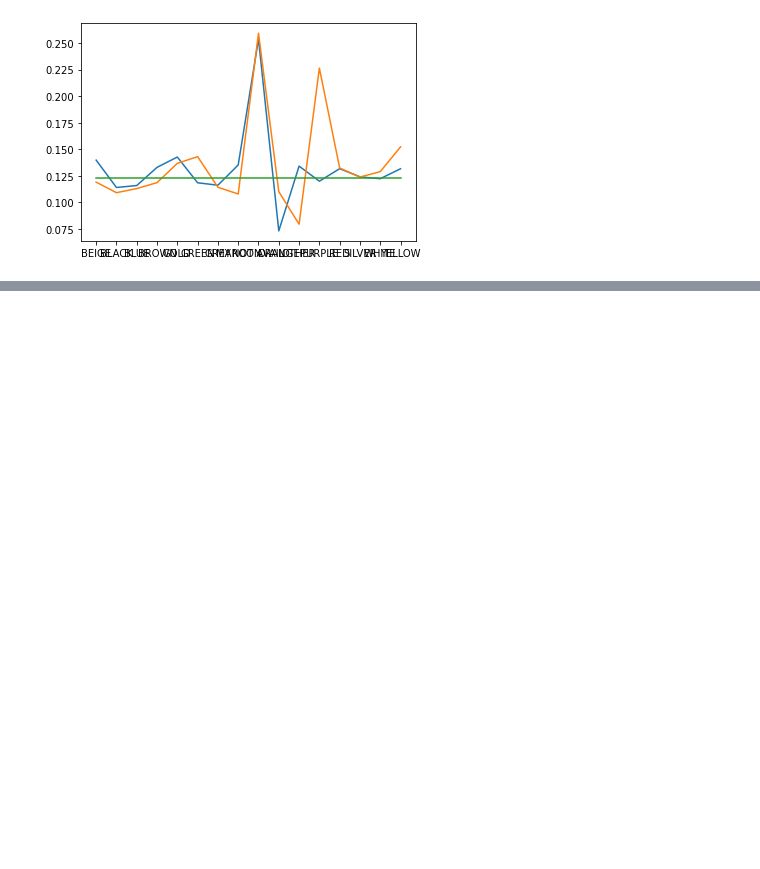
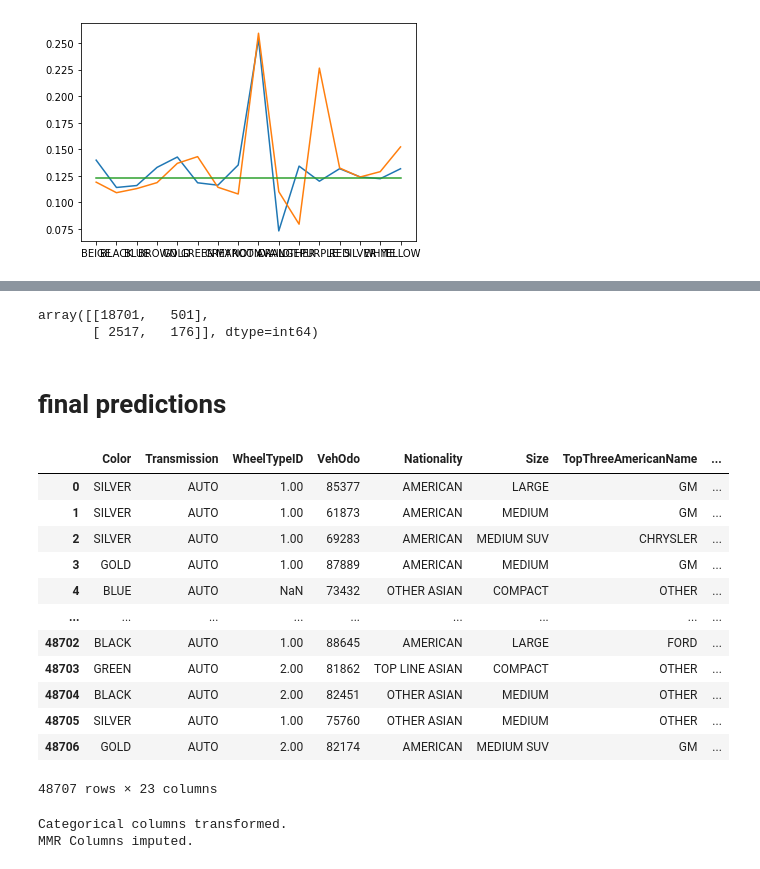
Before and after one commit to Koliber216/DontGetKicked-ML-Classification, a Jupyter notebook: model_selection.ipynb, the cells around one changed output, grey strips where cells are left out. Cells and saved outputs as stored; diff of their text form; code cells hidden in the pictures; blank space fills up the shorter version.

```diff
--- a/model_selection.ipynb
+++ b/model_selection.ipynb
@@ -213,0 +348,34 @@ train = prepipe.fit_transform(train)
+# %%
+confusion_matrix(y_val, y_pred)
+# %% [output]
+array([[18701,   501],
+       [ 2517,   176]], dtype=int64)
+# %% [markdown]
+# final predictions
+# %%
+test = pd.read_csv('test.csv')
+# %%
+test_columns =  [i - 1 for i in list(set([10,11]+(list(range(18, 29))) + [12,14,15,16,17,29,30,31,32,33]))]
+
+X_test = test.iloc[:, test_columns].copy()
+X_test
+# %% [output]
+|  | Color | Transmission | WheelTypeID | VehOdo | Nationality | Size | TopThreeAmericanName | ... |
+| 0 | SILVER | AUTO | 1.00 | 85377 | AMERICAN | LARGE | GM | ... |
+| 1 | SILVER | AUTO | 1.00 | 61873 | AMERICAN | MEDIUM | GM | ... |
+| 2 | SILVER | AUTO | 1.00 | 69283 | AMERICAN | MEDIUM SUV | CHRYSLER | ... |
+| 3 | GOLD | AUTO | 1.00 | 87889 | AMERICAN | MEDIUM | GM | ... |
+| 4 | BLUE | AUTO | NaN | 73432 | OTHER ASIAN | COMPACT | OTHER | ... |
+| ... | ... | ... | ... | ... | ... | ... | ... | ... |
+| 48702 | BLACK | AUTO | 1.00 | 88645 | AMERICAN | LARGE | FORD | ... |
+| 48703 | GREEN | AUTO | 2.00 | 81862 | TOP LINE ASIAN | COMPACT | OTHER | ... |
+| 48704 | BLACK | AUTO | 2.00 | 82451 | OTHER ASIAN | MEDIUM | OTHER | ... |
+| 48705 | SILVER | AUTO | 1.00 | 75760 | OTHER ASIAN | MEDIUM | OTHER | ... |
+| 48706 | GOLD | AUTO | 2.00 | 82174 | AMERICAN | MEDIUM SUV | GM | ... |
+48707 rows × 23 columns
+# %%
+X_test = prepipe.transform(X_test)
+X_test = pipeline.transform(X_test)
+# %% [output]
+Categorical columns transformed.
+MMR Columns imputed.
```
Also changed, not shown: parts of 29 cells of this notebook, 2 other files.
